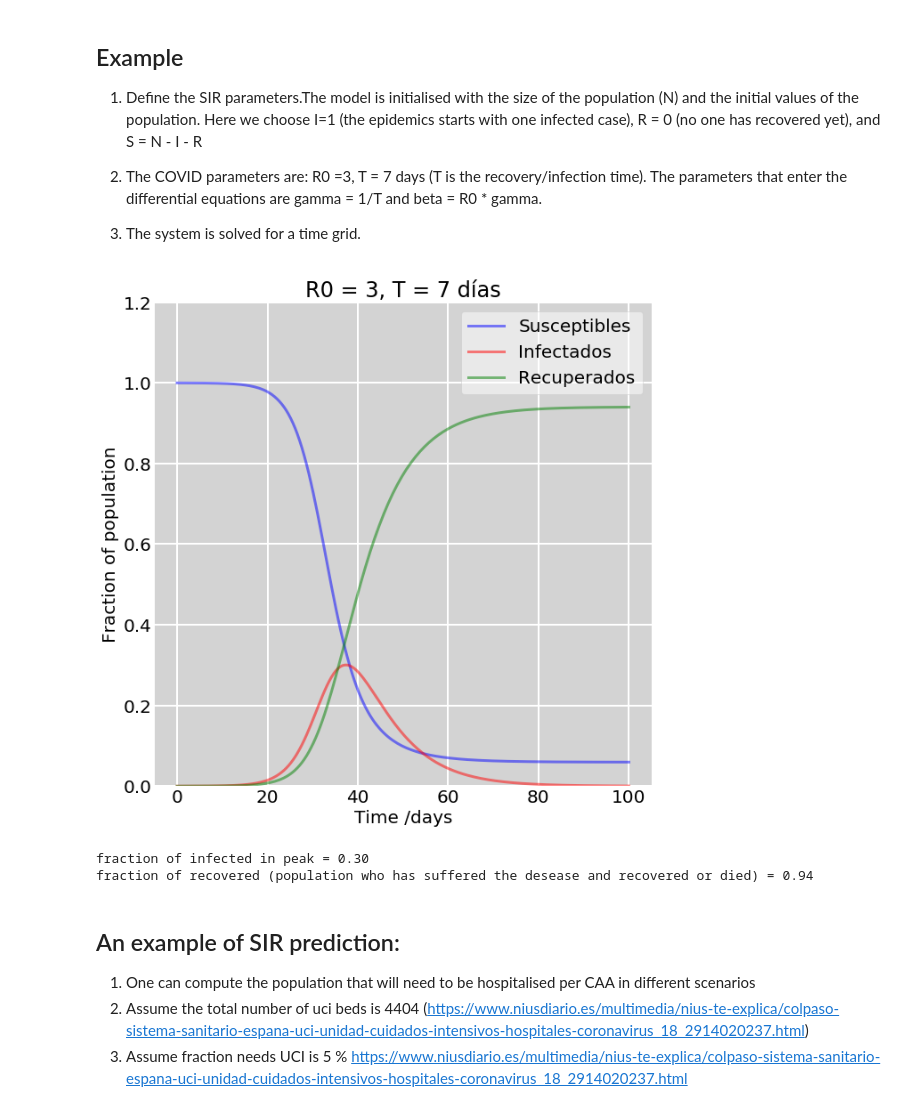
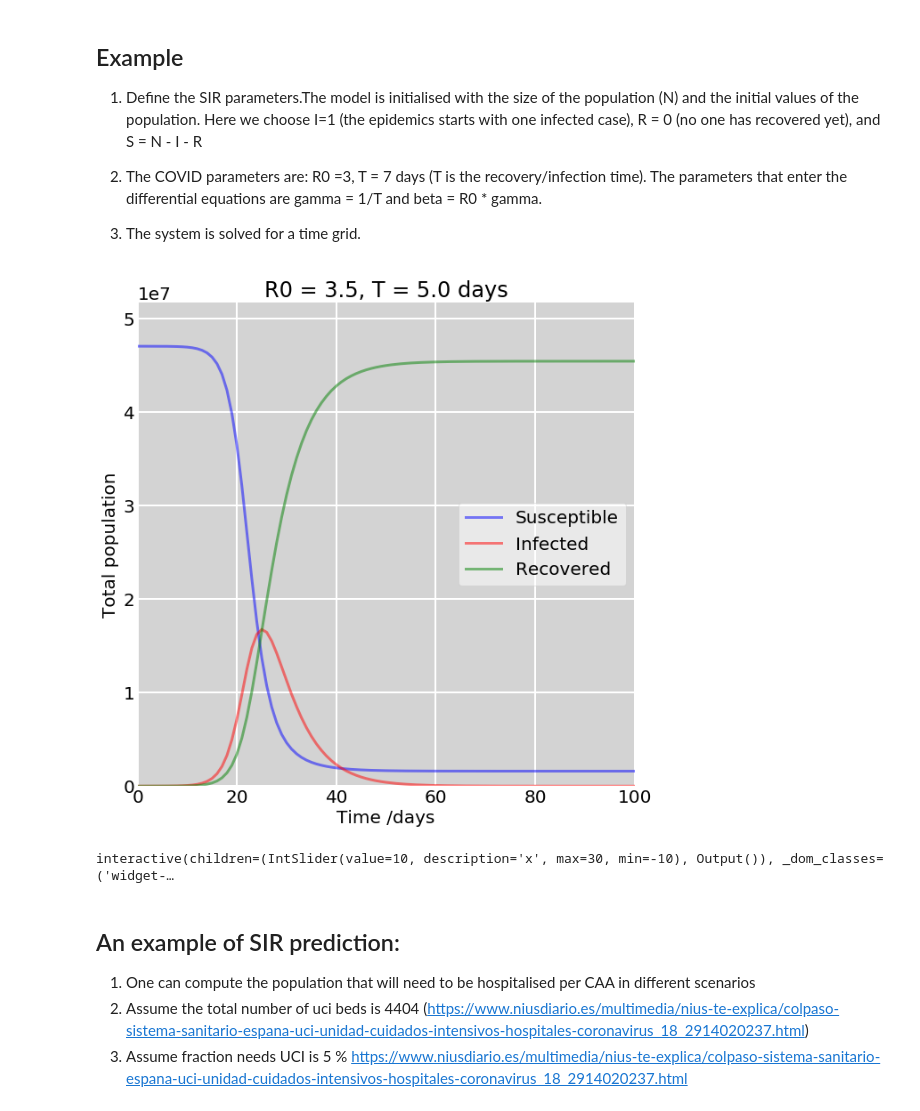
Before and after one commit to jjgomezcadenas/C19, a Jupyter notebook: nb/SEIR.ipynb, the cells around one changed output. Saved outputs shown, nothing was run; the diff lists cells and outputs as text; code cells hidden in the pictures.

```diff
--- a/nb/SEIR.ipynb
+++ b/nb/SEIR.ipynb
@@ -72,16 +78,3 @@ $$
 2. The COVID parameters are: R0 =3, T = 7 days (T is the recovery/infection time). The parameters that enter the differential equations are gamma = 1/T and beta = R0 * gamma.
 
 3. The system is solved for a time grid.
-# %%
-# Total population, N.
-N = 20000
-# Initial number of infected and recovered individuals, I0 and R0.
-i0, r0 = 1, 0
-y0 = cbm.set_sir_initial_conditions(N, i0, r0)
-
-# Contact rate, beta, and mean recovery rate, gamma, (in 1/days).
-R0 = 3
-gamma = 1./7   # inverse of infection time
-beta = R0 * gamma
-# A grid of time points (in days)
-t = np.linspace(0, 100, 200)
@@ -96,12 +81,21 @@ sirExample = SIR(N, S, I, R, t, R0, beta, gamma)
-# %%
-cplt.plot_sir(sirExample, "R0 = 3, T = 7 días")
-# %% [output]
-[figure, removed]
-# %%
-ipeak = np.max(I) / N
-print(f'fraction of infected in peak = {ipeak:.2f}')
-rf = R[-1] / N
-print(f'fraction of recovered (population who has suffered the desease and recovered or died) = {rf:.2f}')
-# %% [output]
-fraction of infected in peak = 0.30
-fraction of recovered (population who has suffered the desease and recovered or died) = 0.94
+# %%
+N                = 4.7e+7
+ND               = 200
+TS               = 1.0
+t_start          = 0.0
+t_end            = ND
+t_inc            = TS
+t_range          = np.arange(t_start, t_end+t_inc, t_inc)
+RX, Gamma        = 3.5, 1./5
+Beta             = Gamma * RX
+I0               = 1E-5
+S0               = 1 - I0
+R0               = 0
+Y0               = (S0, I0, R0)
+# %%
+sir = cbm.compute_sir(N, Y0, RX, Gamma, t_range, ts = [(0, ND)], ms=[1.0])
+# %%
+cplt.plot_sir(sir, f"R0 = {RX}, T = {1/Gamma} days", absolute=True,
+             tmin = 0, tmax = 100, figsize=(10,10))
+# %% [output]
+[figure, added]
@@ -108,3 +105,7 @@ fraction of recovered (population who has suffered the desease and recovered or
+# %%
+interact(f, x=10);
+# %% [output]
+interactive(children=(IntSlider(value=10, description='x', max=30, min=-10), Output()), _dom_classes=('widget-…
 # %% [markdown]
 ## An example of SIR prediction:
 
```
Also changed, not shown: parts of 6 cells of this notebook, 3 other files.
